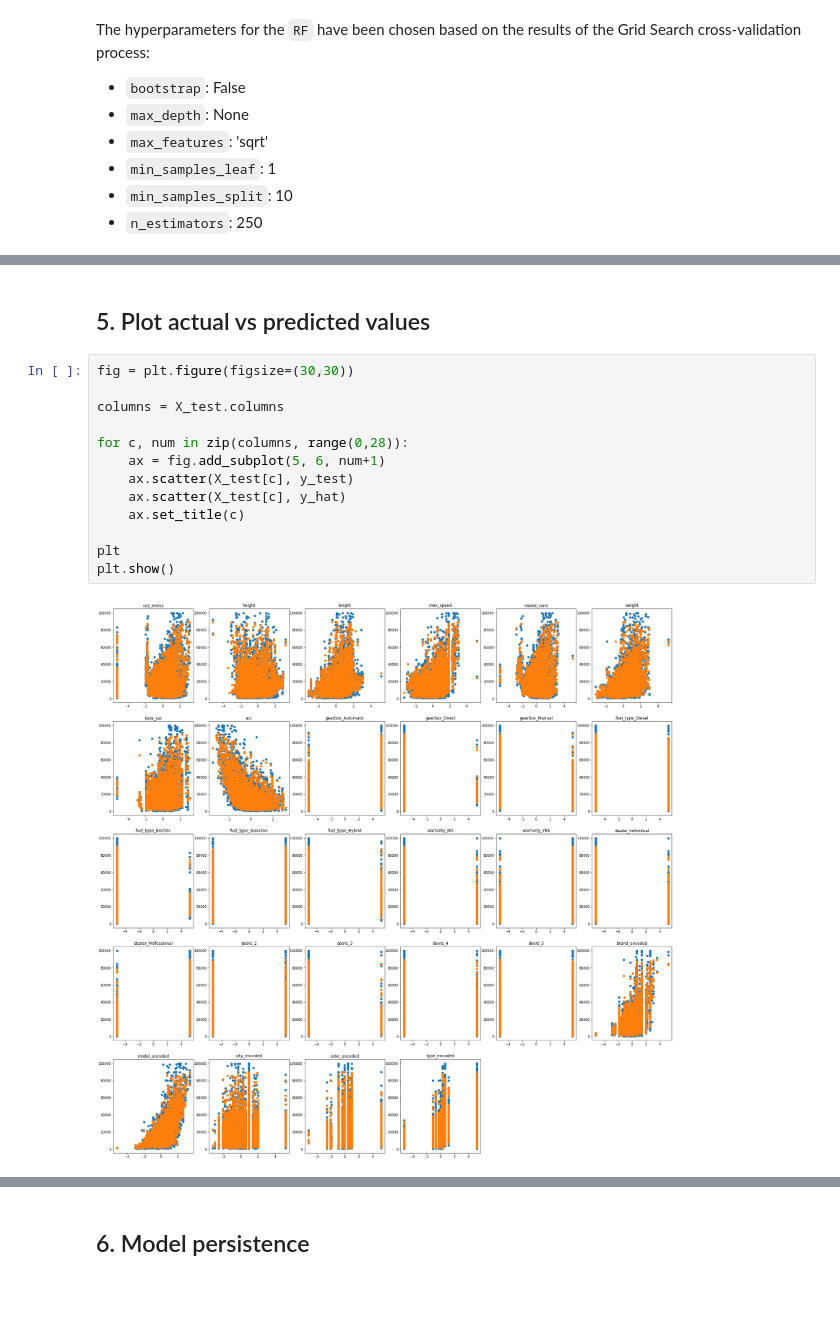
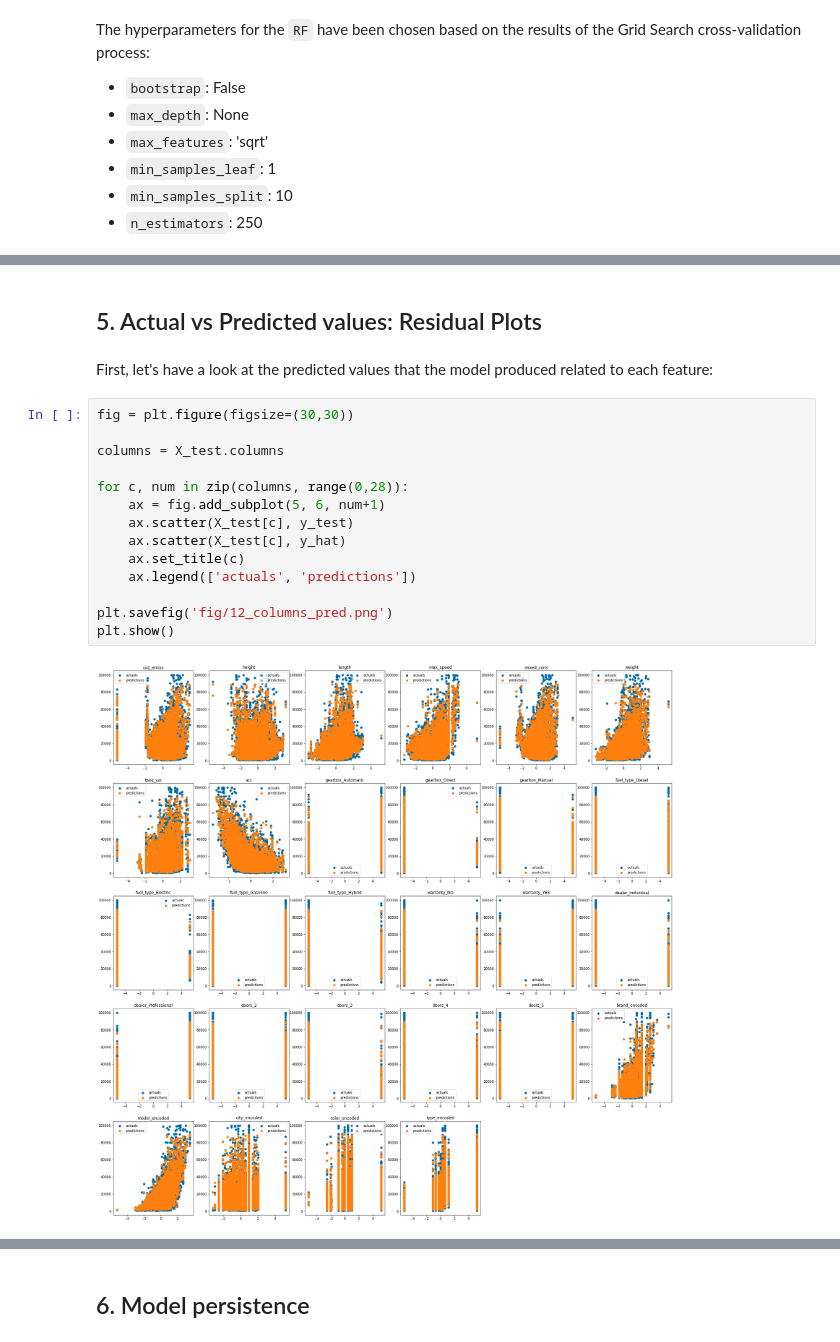
Before and after one commit to caresppen/UsedCarsAppraiser, a Jupyter notebook: notebooks/12_Final_Model_Config.ipynb, the cells around one changed output, grey strips where cells are left out. Cells and saved outputs as stored; diff of their text form; blank space fills up the shorter version.

```diff
--- a/notebooks/12_Final_Model_Config.ipynb
+++ b/notebooks/12_Final_Model_Config.ipynb
@@ -89,17 +129,20 @@ y_hat shape: (11074,)
 # %% [markdown]
-## 5. Plot actual vs predicted values
+## 5. Actual vs Predicted values: Residual Plots
+# %% [markdown]
+First, let's have a look at the predicted values that the model produced related to each feature:
 # %%
 fig = plt.figure(figsize=(30,30))
 
 columns = X_test.columns
 
 for c, num in zip(columns, range(0,28)):
     ax = fig.add_subplot(5, 6, num+1)
     ax.scatter(X_test[c], y_test)
     ax.scatter(X_test[c], y_hat)
     ax.set_title(c)
+    ax.legend(['actuals', 'predictions'])
 
-plt
+plt.savefig('fig/12_columns_pred.png')
 plt.show()
 # %% [output]
-[figure, old version]
+[figure, new version]
```
Also changed, not shown: parts of 30 cells of this notebook, 3 other files.
